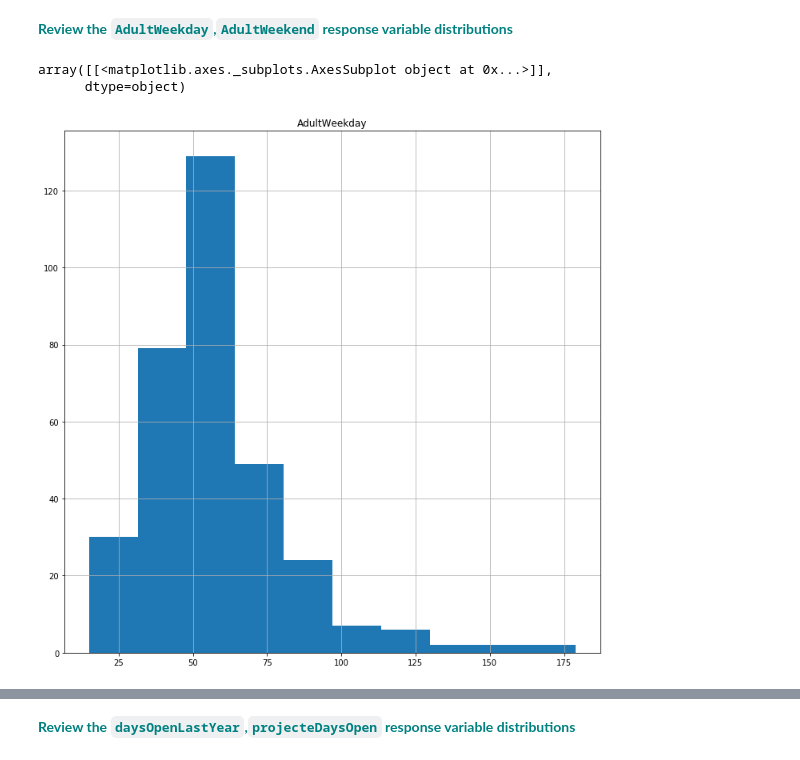
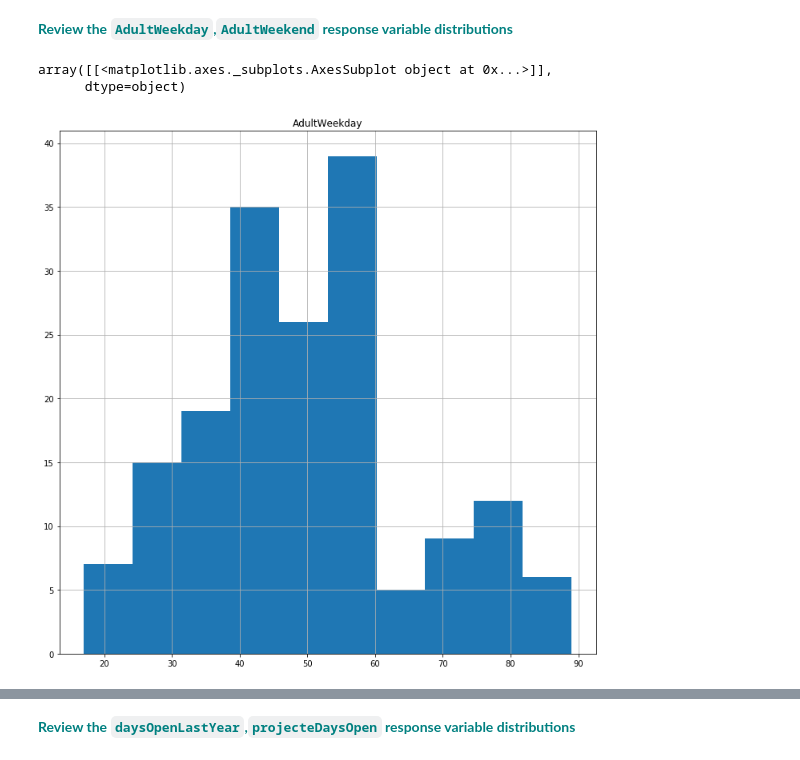
Before and after one commit to jswojcik/Springboard-Git-Repo, a Jupyter notebook: Guided_Capstone/EDA/Notebook_stepthree.ipynb, the cells around one changed output, grey strips where cells are left out. Cells and saved outputs as stored; diff of their text form; code cells hidden in the pictures.

```diff
--- a/Guided_Capstone/EDA/Notebook_stepthree.ipynb
+++ b/Guided_Capstone/EDA/Notebook_stepthree.ipynb
@@ -210,3 +210,9 @@ print(dfno.shape)
 # %% [output]
 (330, 26)
 (173, 26)
+# %%
+dfno = dfno.reset_index()
+# %%
+
+dfno = dfno.drop('index',axis = 1)
+dfno
@@ -223,10 +243,10 @@ There are many possible response variables you could have identified in Step 1 o
 # %%
 # Make a histogram of the 'AdultWeekday' column of the dfno dataframe.
 # You'll want to call hist() on that column
-df.hist('AdultWeekday')
+dfno.hist('AdultWeekday')
 # %% [output]
 array([[<matplotlib.axes._subplots.AxesSubplot object at 0x...>]],
       dtype=object)
-[figure, old version]
+[figure, new version]
 # %%
 # Do the same but with the AdultWeekend column
```
Also changed, not shown: parts of 10 cells of this notebook.
